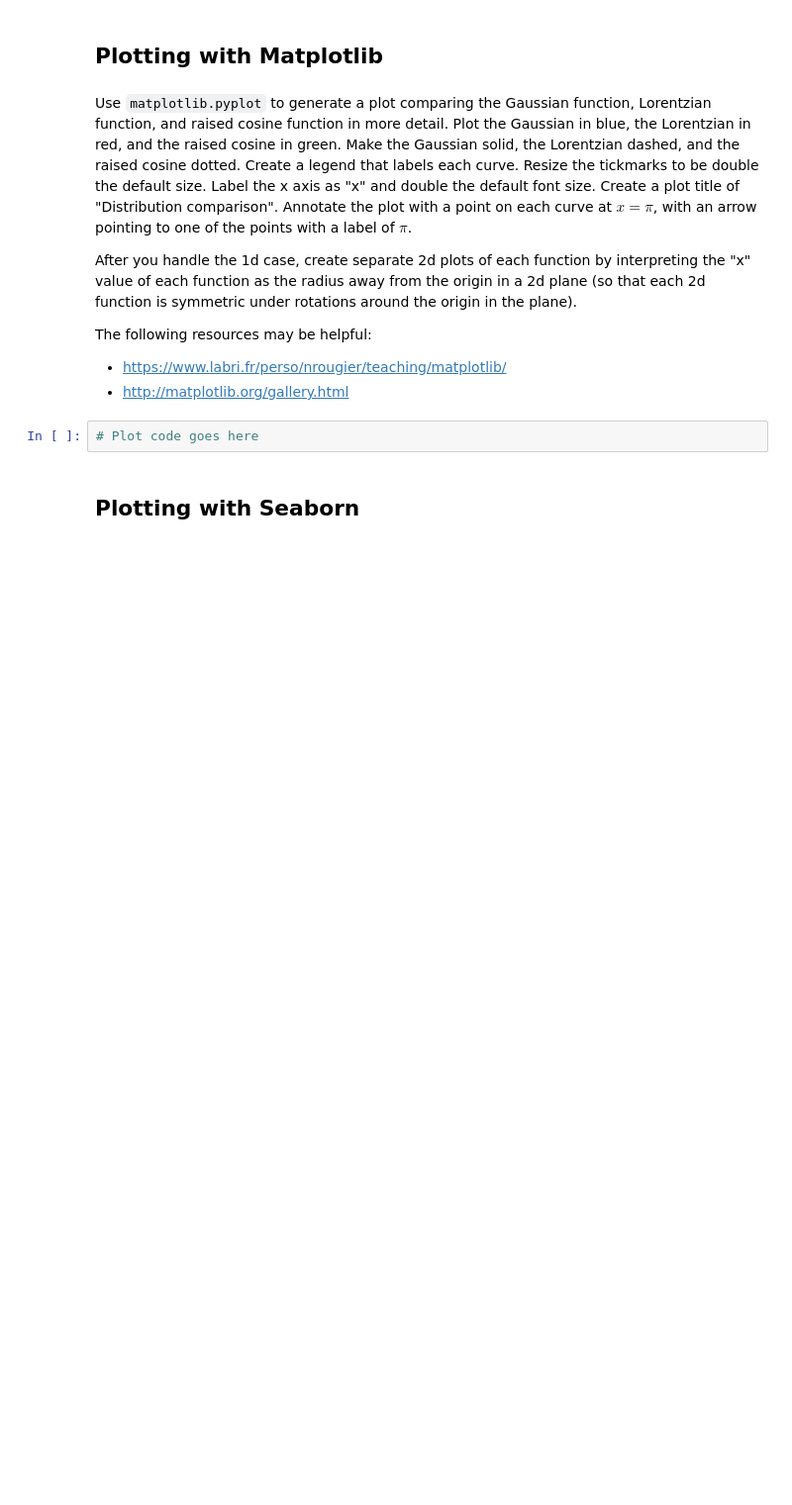
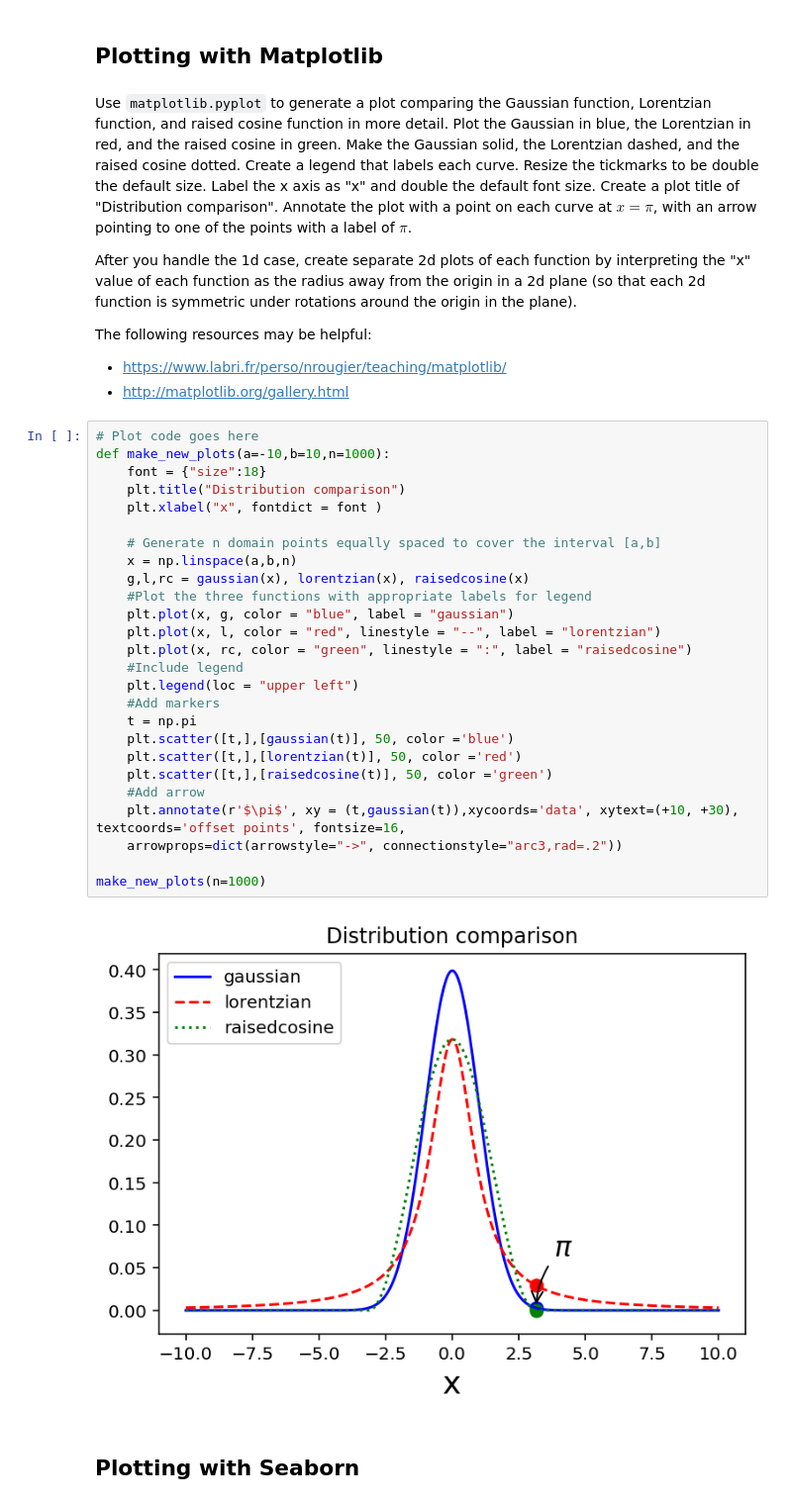
Before and after one commit to chapman-phys220-2018s/cw-05-phys220, a Jupyter notebook: cw05.ipynb, the cells around one changed output. Shown at 99% size. Drawn from its saved outputs; the diff is of its cells as text; blank space fills up the shorter version.

Commit message:
Added plot

```diff
--- a/cw05.ipynb
+++ b/cw05.ipynb
@@ -138,8 +138,34 @@ After you handle the 1d case, create separate 2d plots of each function by inter
 The following resources may be helpful:
   - https://www.labri.fr/perso/nrougier/teaching/matplotlib/
   - http://matplotlib.org/gallery.html
-# %%
-# Plot code goes here
+# %%
+# Plot code goes here
+def make_new_plots(a=-10,b=10,n=1000):
+    font = {"size":18}
+    plt.title("Distribution comparison")
+    plt.xlabel("x", fontdict = font )
+
+    # Generate n domain points equally spaced to cover the interval [a,b]
+    x = np.linspace(a,b,n)
+    g,l,rc = gaussian(x), lorentzian(x), raisedcosine(x)
+    #Plot the three functions with appropriate labels for legend
+    plt.plot(x, g, color = "blue", label = "gaussian")
+    plt.plot(x, l, color = "red", linestyle = "--", label = "lorentzian")
+    plt.plot(x, rc, color = "green", linestyle = ":", label = "raisedcosine")
+    #Include legend
+    plt.legend(loc = "upper left")
+    #Add markers
+    t = np.pi
+    plt.scatter([t,],[gaussian(t)], 50, color ='blue')
+    plt.scatter([t,],[lorentzian(t)], 50, color ='red')
+    plt.scatter([t,],[raisedcosine(t)], 50, color ='green')
+    #Add arrow
+    plt.annotate(r'$\pi$', xy = (t,gaussian(t)),xycoords='data', xytext=(+10, +30), textcoords='offset points', fontsize=16,
+    arrowprops=dict(arrowstyle="->", connectionstyle="arc3,rad=.2"))
+
+make_new_plots(n=1000)
+# %% [output]
+[figure, added]
 # %% [markdown]
 ## Plotting with Seaborn
 # %% [markdown]
```
Also changed, not shown: parts of 4 cells of this notebook.
